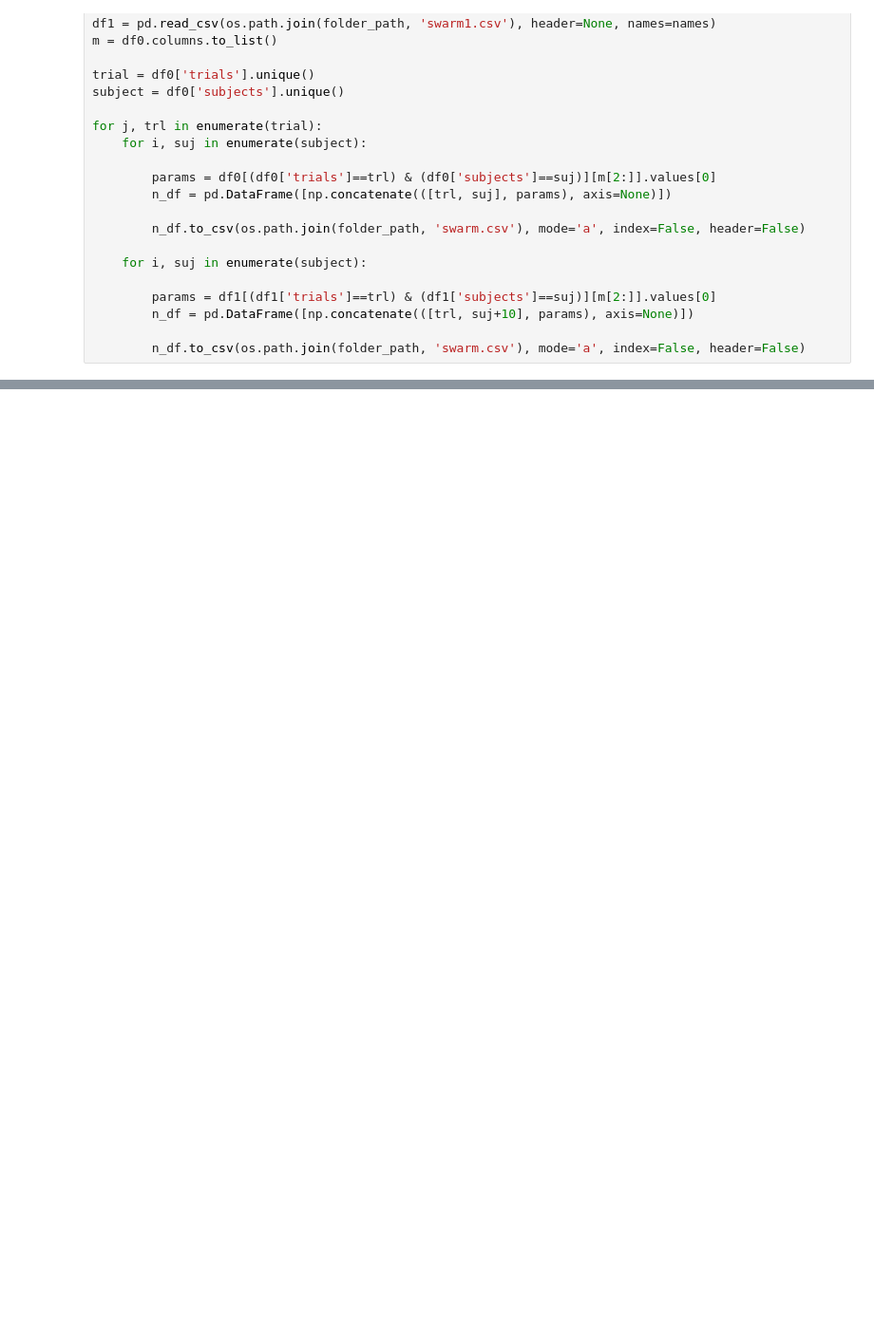
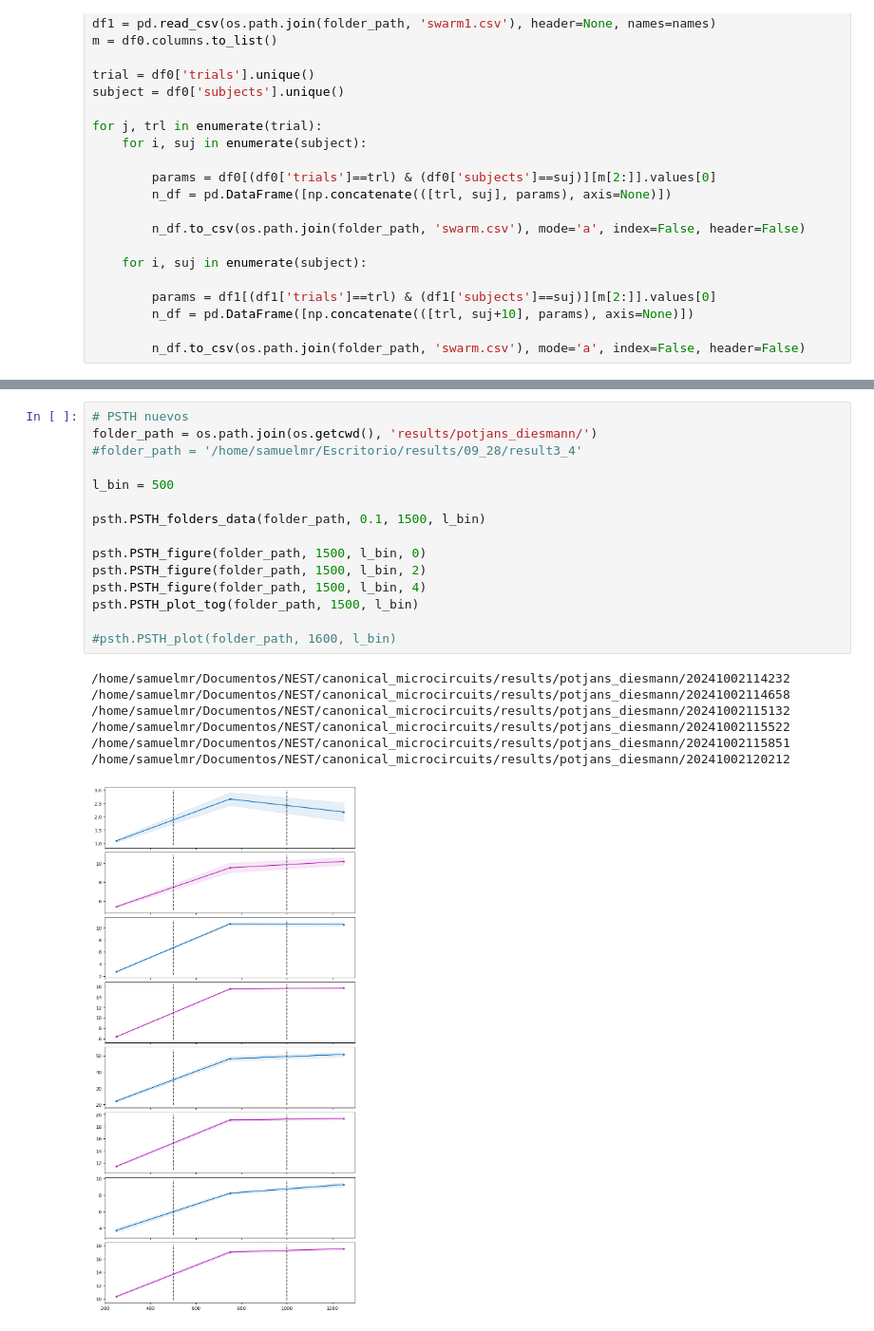
Before and after one commit to smadariagar/canonical_microcircuits, a Jupyter notebook: run_models.ipynb, the cells around one changed output, grey strips where cells are left out. Shown at 95% size. Drawn from its saved outputs; the diff is of its cells as text; blank space fills up the shorter version.

```diff
--- a/run_models.ipynb
+++ b/run_models.ipynb
@@ -337,0 +380,23 @@ Variance explained by each principal component: 0.7117151023801312
+# %%
+# PSTH nuevos
+folder_path = os.path.join(os.getcwd(), 'results/potjans_diesmann/')
+#folder_path = '/home/samuelmr/Escritorio/results/09_28/result3_4'
+
+l_bin = 500
+
+psth.PSTH_folders_data(folder_path, 0.1, 1500, l_bin)
+
+psth.PSTH_figure(folder_path, 1500, l_bin, 0)
+psth.PSTH_figure(folder_path, 1500, l_bin, 2)
+psth.PSTH_figure(folder_path, 1500, l_bin, 4)
+psth.PSTH_plot_tog(folder_path, 1500, l_bin)
+
+#psth.PSTH_plot(folder_path, 1600, l_bin)
+# %% [output]
+/home/samuelmr/Documentos/NEST/canonical_microcircuits/results/potjans_diesmann/20241002114232
+/home/samuelmr/Documentos/NEST/canonical_microcircuits/results/potjans_diesmann/20241002114658
+/home/samuelmr/Documentos/NEST/canonical_microcircuits/results/potjans_diesmann/20241002115132
+/home/samuelmr/Documentos/NEST/canonical_microcircuits/results/potjans_diesmann/20241002115522
+/home/samuelmr/Documentos/NEST/canonical_microcircuits/results/potjans_diesmann/20241002115851
+/home/samuelmr/Documentos/NEST/canonical_microcircuits/results/potjans_diesmann/20241002120212
+[figure, added]
```
Also changed, not shown: parts of 19 cells of this notebook, 16 other files.
